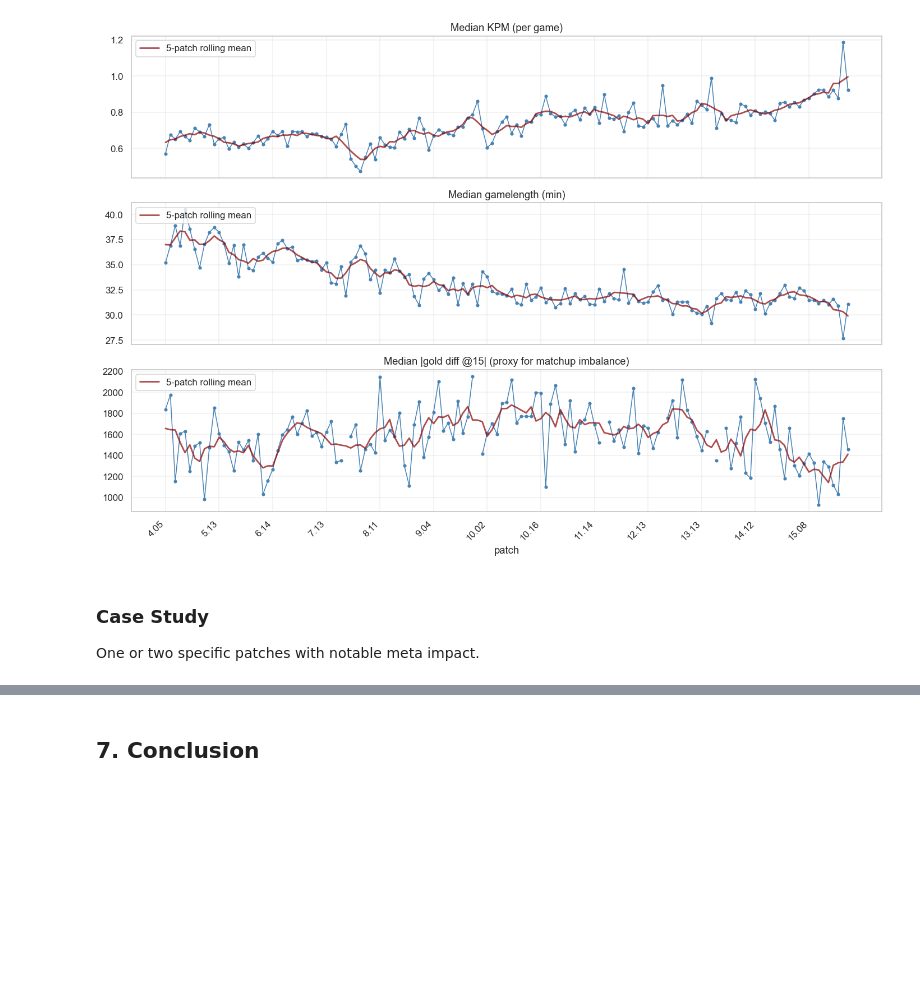
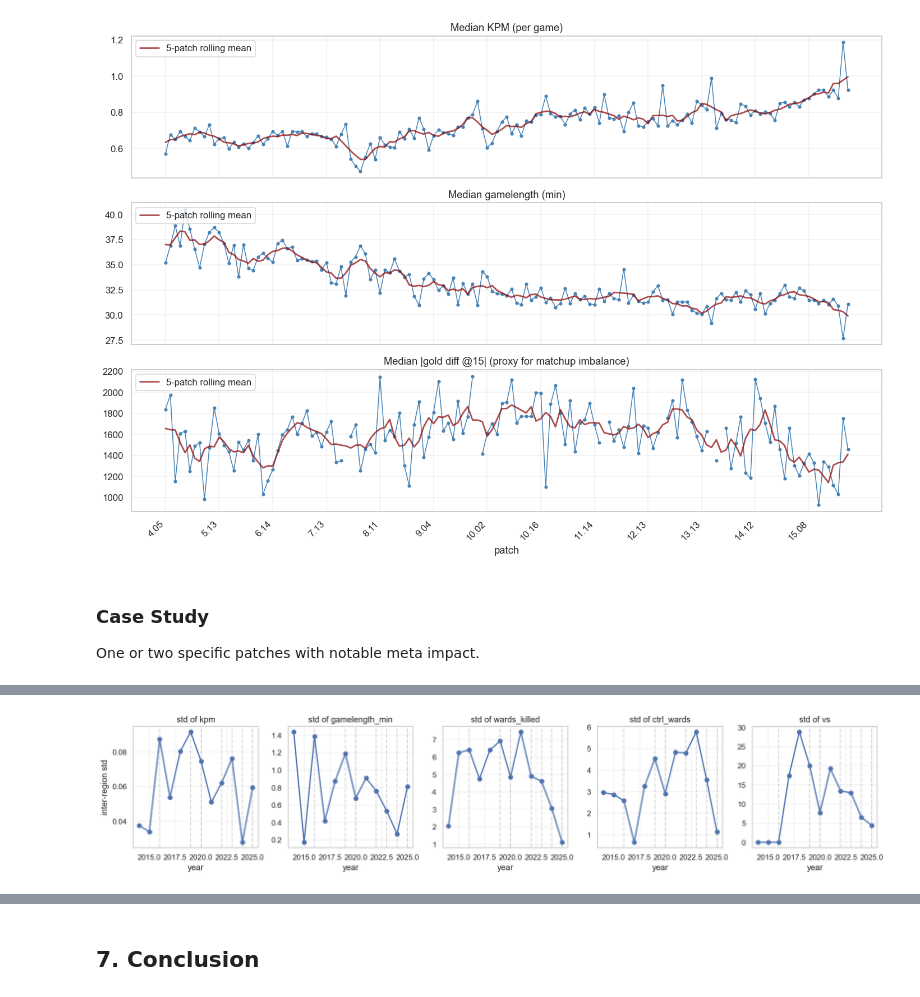
Before and after one commit to LUNARKN1GHT/lol_esports, a Jupyter notebook: lol_esports.ipynb, the cells around one changed output, grey strips where cells are left out. Cells and saved outputs as stored; diff of their text form; code cells hidden in the pictures; blank space fills up the shorter version.

```diff
--- a/lol_esports.ipynb
+++ b/lol_esports.ipynb
@@ -1467,0 +1501,31 @@ One or two specific patches with notable meta impact.
+# %%
+METRICS_GAP = ["kpm", "gamelength_min", "wards_killed", "ctrl_wards", "vs"]
+
+inter_std = yearly_region.groupby("year")[METRICS_GAP].std().dropna()
+
+fig, axes = plt.subplots(1, len(METRICS_GAP), figsize=(16, 3.5), sharex=True)
+for ax, m in zip(axes, METRICS_GAP):
+    ax.plot(inter_std.index, inter_std[m], marker="o", lw=1.8)
+    ax.set_title(f"std of {m}")
+    ax.grid(alpha=0.3)
+    ax.set_xlabel("year")
+axes[0].set_ylabel("inter-region std")
+
+# patch landmark 标注（年份近似）
+LANDMARKS_YEAR = {
+    2016: "Rift Herald (6.22)",
+    2019: "Dragon Soul (9.23)",
+    2020: "Mythic (10.23)",
+    2022: "Obj. bounties (12.5)",
+    2023: "Durability (13.10)",
+    2024: "Mythic removed (14.1)",
+    2025: "Atakhan (15.1)",
+}
+for ax in axes:
+    for y in LANDMARKS_YEAR:
+        ax.axvline(y, color="gray", ls="--", alpha=0.3)
+
+plt.tight_layout()
+plt.show()
+# %% [output]
+[figure, added]
```
Also changed, not shown: parts of 4 cells of this notebook.
